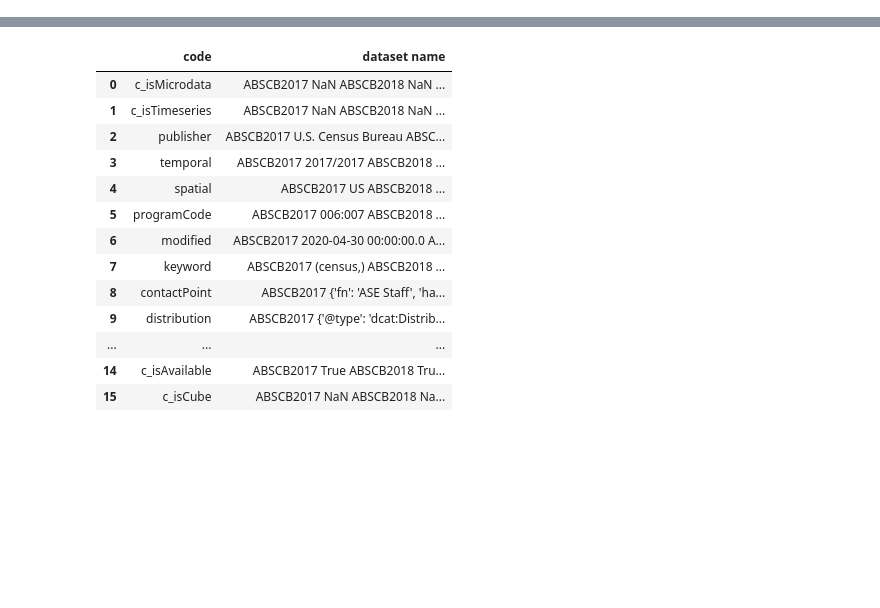
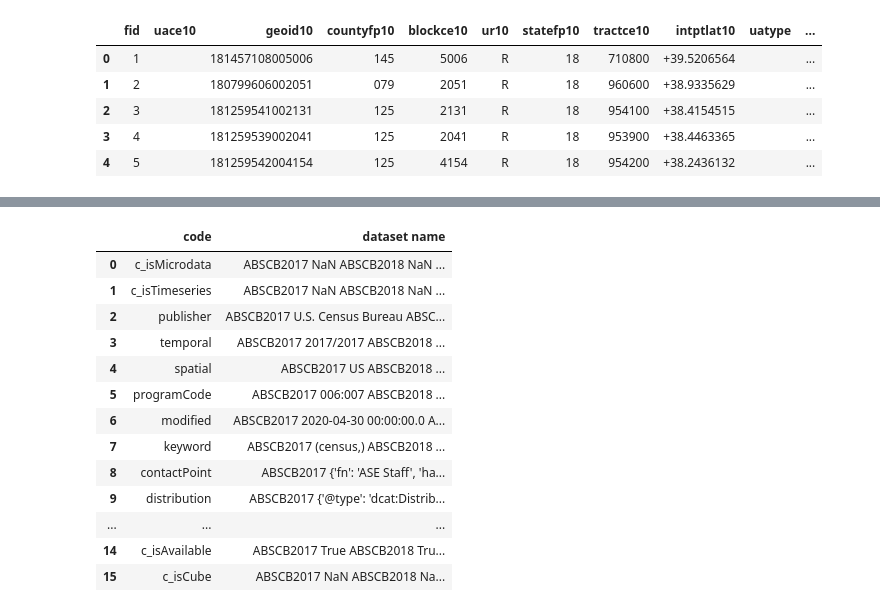
Before and after one commit to aaron-mv-moore/indy-action-time, a Jupyter notebook: 00_working_acquire_demographics.ipynb, the cells around one changed output, grey strips where cells are left out. Saved outputs shown, nothing was run; the diff lists cells and outputs as text; code cells hidden in the pictures; blank space fills up the shorter version.

```diff
--- a/00_working_acquire_demographics.ipynb
+++ b/00_working_acquire_demographics.ipynb
@@ -0,0 +55,12 @@
+# %%
+# resding the file
+gdf = geopandas.read_file('data/Census_Block_Boundaries_2010.geojson')
+
+gdf.head()
+# %% [output]
+|  | fid | uace10 | geoid10 | countyfp10 | blockce10 | ur10 | statefp10 | tractce10 | intptlat10 | uatype | ... |
+| 0 | 1 |  | 181457108005006 | 145 | 5006 | R | 18 | 710800 | +39.5206564 |  | ... |
+| 1 | 2 |  | 180799606002051 | 079 | 2051 | R | 18 | 960600 | +38.9335629 |  | ... |
+| 2 | 3 |  | 181259541002131 | 125 | 2131 | R | 18 | 954100 | +38.4154515 |  | ... |
+| 3 | 4 |  | 181259539002041 | 125 | 2041 | R | 18 | 953900 | +38.4463365 |  | ... |
+| 4 | 5 |  | 181259542004154 | 125 | 4154 | R | 18 | 954200 | +38.2436132 |  | ... |
```
Also changed, not shown: parts of 17 cells of this notebook, 2 other files.
